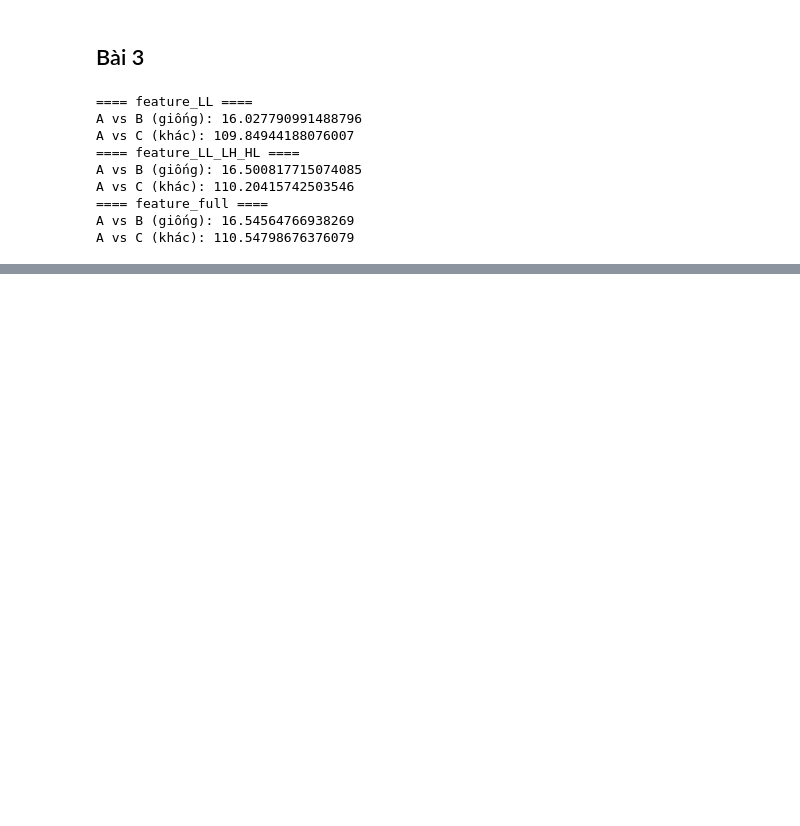
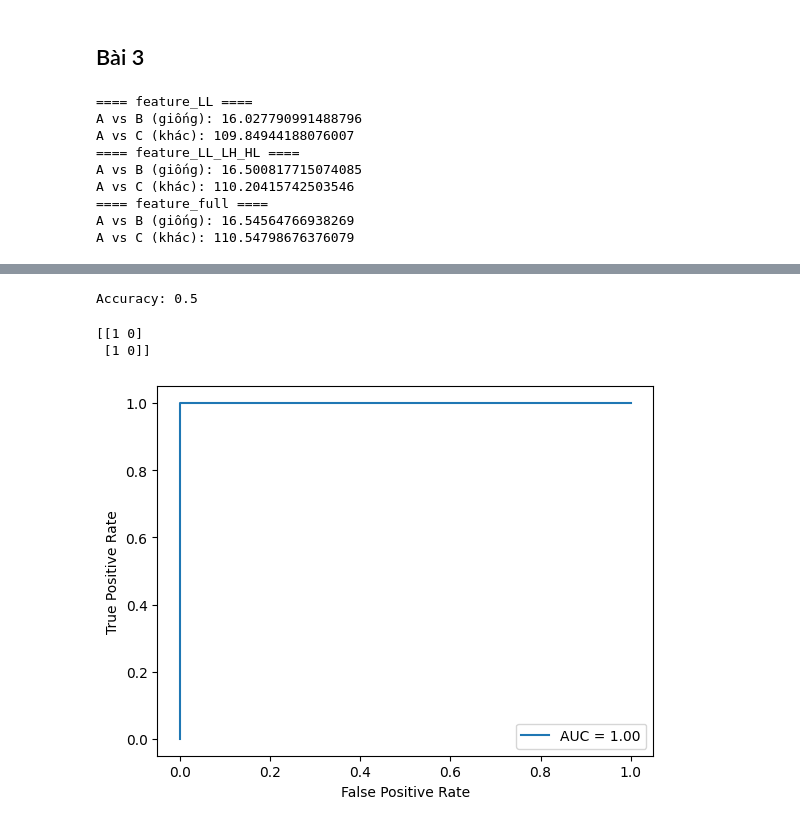
Before and after one commit to ngynqt/cv_learning, a Jupyter notebook: Chap3/Lab4_Learning.ipynb, the cells around one changed output, grey strips where cells are left out. Saved outputs shown, nothing was run; the diff lists cells and outputs as text; code cells hidden in the pictures; blank space fills up the shorter version.

```diff
--- a/Chap3/Lab4 copy.ipynb
+++ b/Chap3/Lab4_Learning.ipynb
@@ -364,0 +499,6 @@ A vs C (khác): 110.54798676376079
+# %%
+def hamming(a, b):
+    return np.sum(a != b)
+
+print("A vs B:", hamming(a, b))
+print("A vs c:", hamming(a, c))
@@ -364,0 +510,8 @@ A vs C (khác): 110.54798676376079
+# %%
+a = "/home/tuong/Courses/CV/Chap3/data/flower1.jpg"
+b = "/home/tuong/Courses/CV/Chap3/data/flower2.jpg"
+c = "/home/tuong/Courses/CV/Chap3/data/sun.png"
+pairs = [
+    (a, b, 1),  # giống
+    (a, c, 0),  # khác
+]
@@ -364,0 +556,12 @@ A vs C (khác): 110.54798676376079
+# %%
+y_true = []
+y_score = []
+
+for img1, img2, label in pairs:
+    h1 = process_image(img1)
+    h2 = process_image(img2)
+
+    dist = hamming(h1, h2)
+
+    y_true.append(label)
+    y_score.append(dist)
@@ -364,0 +572,7 @@ A vs C (khác): 110.54798676376079
+# %%
+from sklearn.metrics import accuracy_score
+
+accuracy = accuracy_score(y_true, y_pred)
+print("Accuracy:", accuracy)
+# %% [output]
+Accuracy: 0.5
@@ -364,0 +584,26 @@ A vs C (khác): 110.54798676376079
+# %%
+from sklearn.metrics import confusion_matrix
+
+cm = confusion_matrix(y_true, y_pred)
+print(cm)
+# %% [output]
+[[1 0]
+ [1 0]]
+# %%
+from sklearn.metrics import roc_curve, auc
+
+# Lưu ý: distance càng nhỏ càng giống → đảo dấu
+scores = [-d for d in y_score]
+
+fpr, tpr, _ = roc_curve(y_true, scores)
+roc_auc = auc(fpr, tpr)
+# %%
+import matplotlib.pyplot as plt
+
+plt.plot(fpr, tpr, label=f"AUC = {roc_auc:.2f}")
+plt.xlabel("False Positive Rate")
+plt.ylabel("True Positive Rate")
+plt.legend()
+plt.show()
+# %% [output]
+[figure, added]
```
Also changed, not shown: parts of 12 cells of this notebook, 17 other files.
